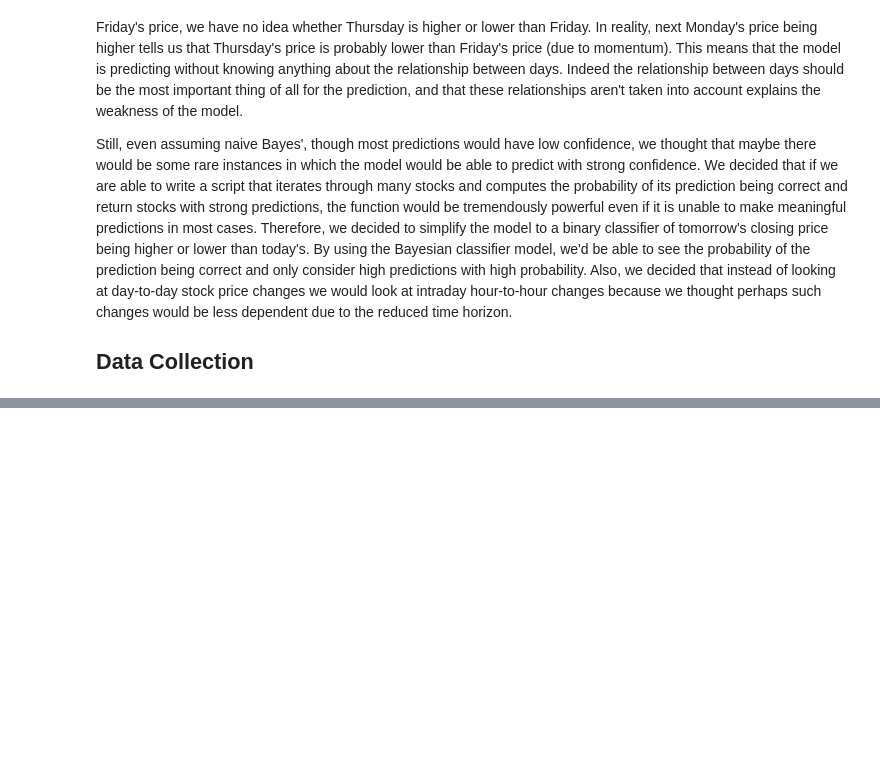
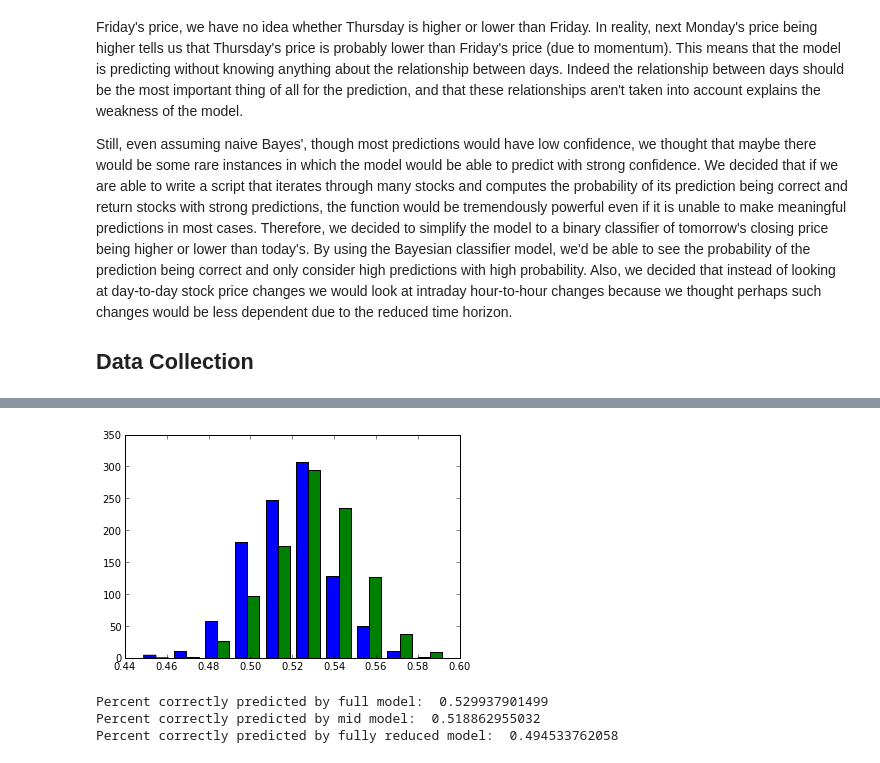
Before and after one commit to yuechen/SKY, a Jupyter notebook: ProcessJournal.ipynb, the cells around one changed output, grey strips where cells are left out. Cells and saved outputs as stored; diff of their text form; code cells hidden in the pictures; blank space fills up the shorter version.

```diff
--- a/ProcessJournal.ipynb
+++ b/ProcessJournal.ipynb
@@ -1224,0 +1257,3 @@ Data Collection
+# %%
+companies_data = [apple_complete_data, amazon_complete_data, microsoft_complete_data, motorola_complete_data, hp_complete_data]
+formatted_full_data = reduce((lambda acc, x: generate_regression_dataset(x, norm=4) + acc), companies_data, [])
@@ -1224,0 +1333,18 @@ Data Collection
+# %%
+scipy.stats.ttest_ind(mid_model_for_t, full_model_for_t)
+plt.hist((mid_model_for_t, full_model_for_t))
+plt.show()
+print "Percent correctly predicted by full model: ", np.mean(full_model_for_t)
+print "Percent correctly predicted by mid model: ", np.mean(mid_model_for_t)
+actual_directions = []
+for i in actuals:
+    if i > 100:
+        actual_directions.append(1)
+    else:
+        actual_directions.append(0)
+print "Percent correctly predicted by fully reduced model: ", float(sum(actual_directions))/float(len(actual_directions))
+# %% [output]
+[figure, added]
+Percent correctly predicted by full model:  0.529937901499
+Percent correctly predicted by mid model:  0.518862955032
+Percent correctly predicted by fully reduced model:  0.494533762058
```
Also changed, not shown: parts of 25 cells of this notebook.
